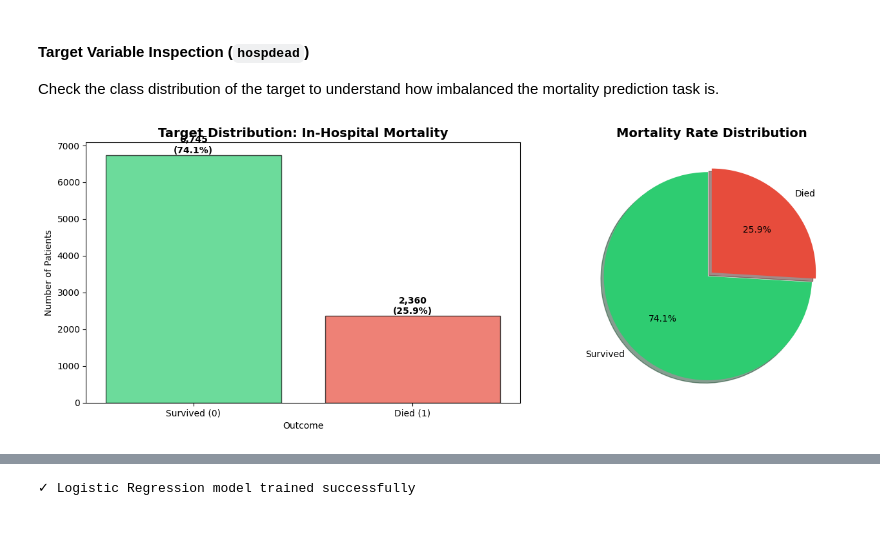
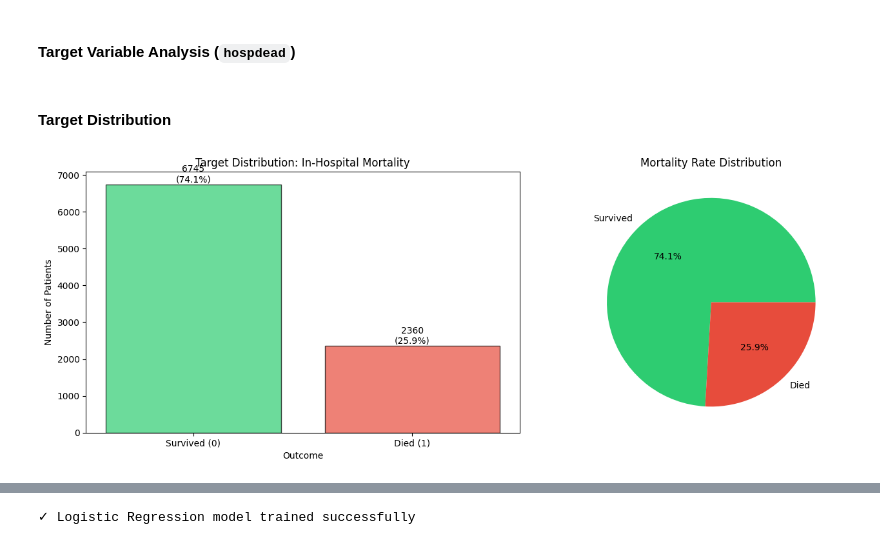
Before and after one commit to ARM-21/ICU-Critical-Patient-Survival-Rate-Prediction, a Jupyter notebook: Critical_Patient_Survival_Implementation.ipynb, the cells around one changed output, grey strips where cells are left out. Saved outputs shown, nothing was run; the diff lists cells and outputs as text; code cells hidden in the pictures.

```diff
--- a/Critical_Patient_Survival_Implementation.ipynb
+++ b/Critical_Patient_Survival_Implementation.ipynb
@@ -222,35 +219,43 @@ print(y.value_counts(normalize=True).sort_index() * 100)
 # %% [markdown]
-#### Target Variable Inspection (`hospdead`)
-
-
-Check the class distribution of the target to understand how imbalanced the mortality prediction task is.
+#### Target Variable Analysis (`hospdead`)
+# %% [markdown]
+#### Target Distribution
 # %%
+# --- Target Distribution  ---
+
 fig, axes = plt.subplots(1, 2, figsize=(14, 5))
+counts = df["hospdead"].value_counts().sort_index()
 
-# Bar chart
-counts = df['hospdead'].value_counts().sort_index()
-bars = axes[0].bar(['Survived (0)', 'Died (1)'], counts.values,
-                   color=['#2ecc71', '#e74c3c'], alpha=0.7, edgecolor='black')
-axes[0].set_title('Target Distribution: In-Hospital Mortality',
-                  fontweight='bold', fontsize=14)
-axes[0].set_ylabel('Number of Patients')
-axes[0].set_xlabel('Outcome')
+bars = axes[0].bar(
+    ["Survived (0)", "Died (1)"],
+    counts.values,
+    color=["#2ecc71", "#e74c3c"],
+    edgecolor="black",
+    alpha=0.7
+)
+axes[0].set_title("Target Distribution: In-Hospital Mortality")
+axes[0].set_ylabel("Number of Patients")
+axes[0].set_xlabel("Outcome")
 
-# Add count and percentage labels
-for bar in bars:
-    height = bar.get_height()
-    axes[0].text(bar.get_x() + bar.get_width()/2., height,
-                f'{int(height):,}\n({height/len(df)*100:.1f}%)',
-                ha='center', va='bottom', fontweight='bold')
+for b in bars:
+    h = b.get_height()
+    axes[0].text(
+        b.get_x() + b.get_width() / 2,
+        h,
+        f"{int(h)}\n({h/len(df)*100:.1f}%)",
+        ha="center",
+        va="bottom",
+    )
 
-# Pie chart
-axes[1].pie(counts.values, labels=['Survived', 'Died'],
-           colors=['#2ecc71', '#e74c3c'], autopct='%1.1f%%',
-           startangle=90, explode=(0.05, 0), shadow=True)
-axes[1].set_title('Mortality Rate Distribution', fontweight='bold', fontsize=14)
+axes[1].pie(
+    counts.values,
+    labels=["Survived", "Died"],
+    colors=["#2ecc71", "#e74c3c"],
+    autopct="%1.1f%%",
+)
+axes[1].set_title("Mortality Rate Distribution")
 
 plt.tight_layout()
-plt.savefig('target_distribution.png', dpi=300, bbox_inches='tight')
 plt.show()
 # %% [output]
-[figure, old version]
+[figure, new version]
```
Also changed, not shown: parts of 66 cells of this notebook.
